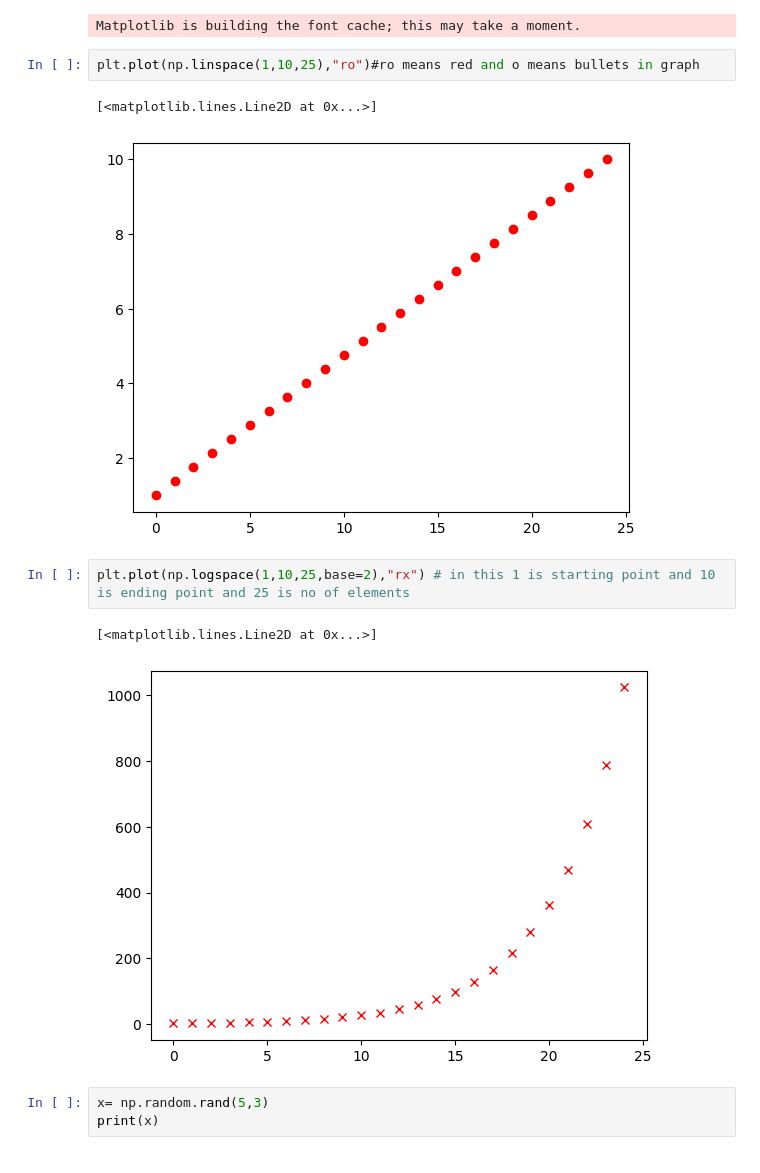
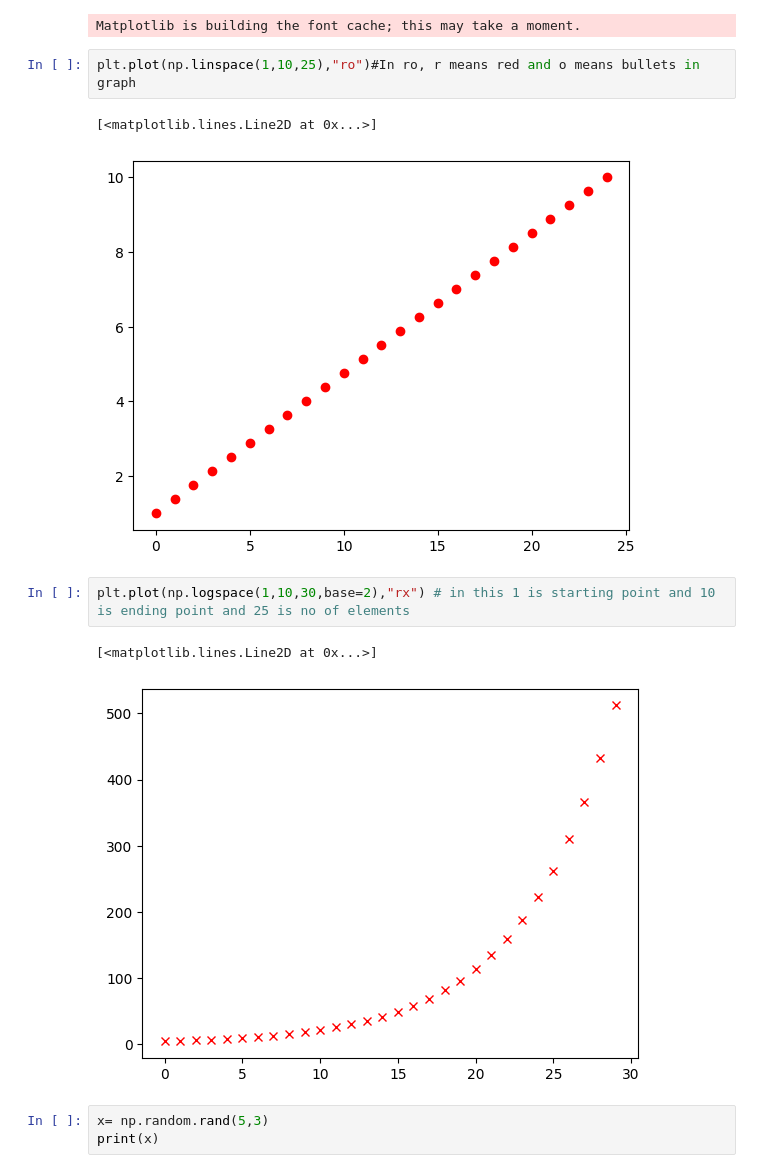
Before and after one commit to AmritRaj1405/pythondataanalytics, a Jupyter notebook: analysis/numerical.ipynb, the cells around one changed output. Drawn from its saved outputs; the diff is of its cells as text.

```diff
--- a/analysis/numerical.ipynb
+++ b/analysis/numerical.ipynb
@@ -102,15 +104,15 @@ import matplotlib.pyplot as plt
 # %% [output]
 Matplotlib is building the font cache; this may take a moment.
 # %%
-plt.plot(np.linspace(1,10,25),"ro")#ro means red and o means bullets in graph
+plt.plot(np.linspace(1,10,25),"ro")#In ro, r means red and o means bullets in graph
 # %% [output]
 [<matplotlib.lines.Line2D at 0x...>]
 [figure]
 # %%
-plt.plot(np.logspace(1,10,25,base=2),"rx") # in this 1 is starting point and 10 is ending point and 25 is no of elements
+plt.plot(np.logspace(1,10,30,base=2),"rx") # in this 1 is starting point and 10 is ending point and 25 is no of elements
 # %% [output]
 [<matplotlib.lines.Line2D at 0x...>]
-[figure, old version]
+[figure, new version]
 # %%
 x= np.random.rand(5,3)
 print(x)
```
Also changed, not shown: parts of 7 cells of this notebook, 19 other files.
